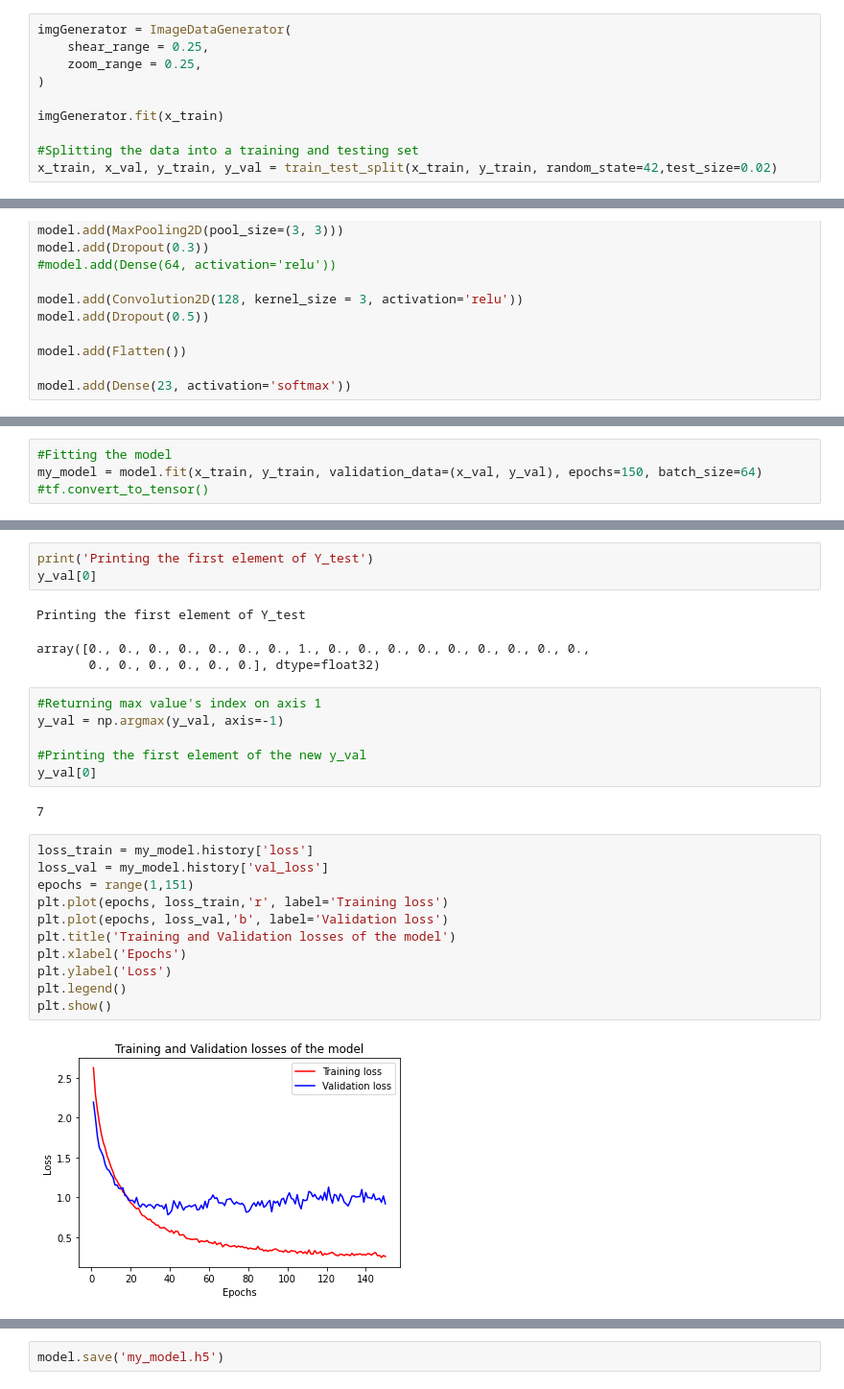
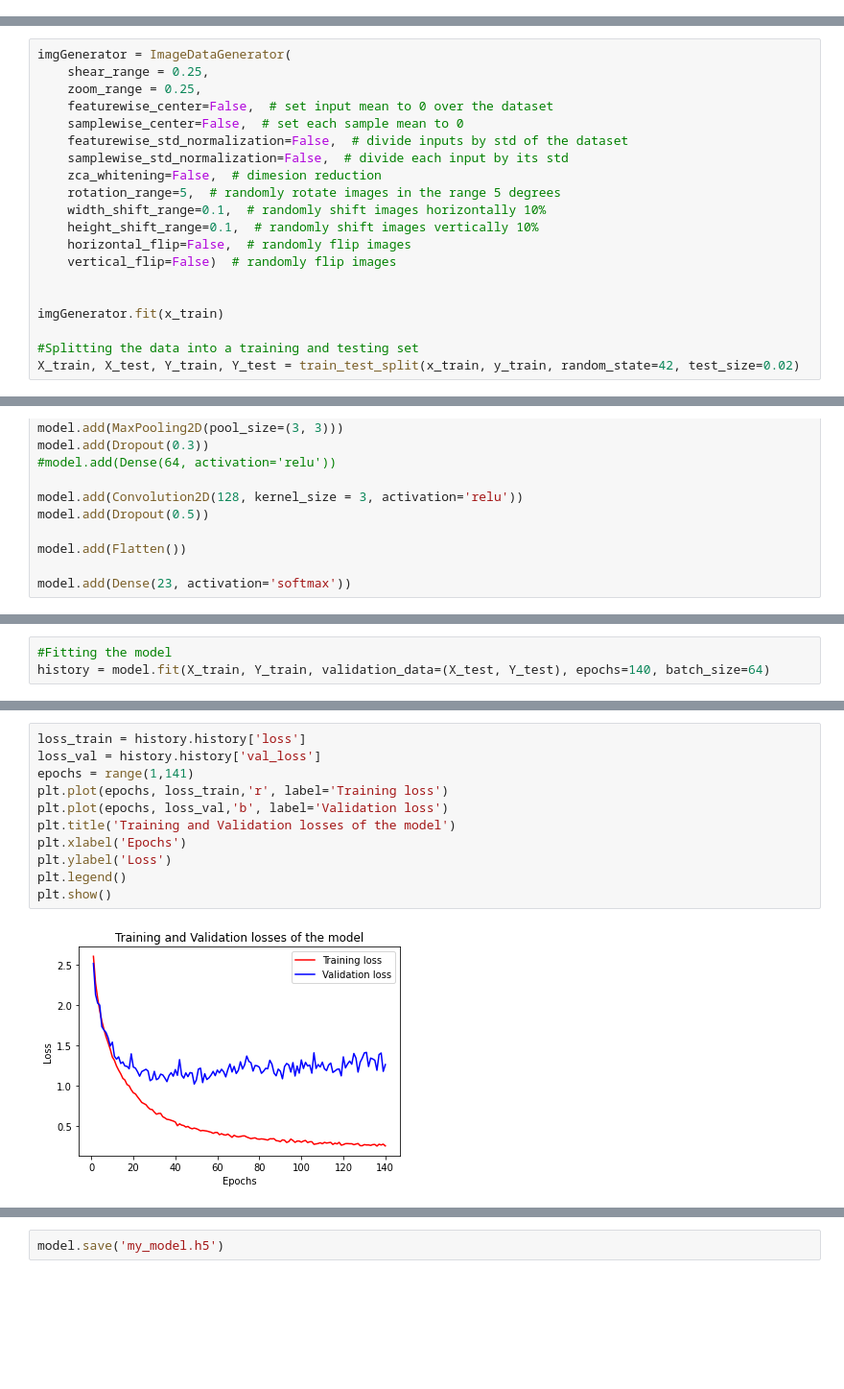
Before and after one commit to vm00328/vm00328_coursework_com2025, a Jupyter notebook: COM2028_CW_vm00328.ipynb, the cells around one changed output, grey strips where cells are left out. Shown at 96% size. Saved outputs shown, nothing was run; the diff lists cells and outputs as text; blank space fills up the shorter version.

```diff
--- a/COM2028_CW_vm00328.ipynb
+++ b/COM2028_CW_vm00328.ipynb
@@ -148,10 +116,0 @@ print(x_train.shape)
-# %%
-imgGenerator = ImageDataGenerator(
-    shear_range = 0.25,
-    zoom_range = 0.25,
-)
-
-imgGenerator.fit(x_train)
-
-#Splitting the data into a training and testing set
-x_train, x_val, y_train, y_val = train_test_split(x_train, y_train, random_state=42,test_size=0.02)
@@ -173,3 +117,23 @@ Validation Data:
+# %%
+imgGenerator = ImageDataGenerator(
+    shear_range = 0.25,
+    zoom_range = 0.25,
+    featurewise_center=False,  # set input mean to 0 over the dataset
+    samplewise_center=False,  # set each sample mean to 0
+    featurewise_std_normalization=False,  # divide inputs by std of the dataset
+    samplewise_std_normalization=False,  # divide each input by its std
+    zca_whitening=False,  # dimesion reduction
+    rotation_range=5,  # randomly rotate images in the range 5 degrees
+    width_shift_range=0.1,  # randomly shift images horizontally 10%
+    height_shift_range=0.1,  # randomly shift images vertically 10%
+    horizontal_flip=False,  # randomly flip images
+    vertical_flip=False)  # randomly flip images
+
+
+imgGenerator.fit(x_train)
+
+#Splitting the data into a training and testing set
+X_train, X_test, Y_train, Y_test = train_test_split(x_train, y_train, random_state=42, test_size=0.02)
 # %%
 #Building the model
 model = Sequential()
@@ -222,6 +186,5 @@ _________________________________________________________________
 None
 # %%
 #Fitting the model
-my_model = model.fit(x_train, y_train, validation_data=(x_val, y_val), epochs=150, batch_size=64)
-#tf.convert_to_tensor()
+history = model.fit(X_train, Y_train, validation_data=(X_test, Y_test), epochs=140, batch_size=64)
 # %% [output]
@@ -259,29 +229,14 @@ y_pred_val = np.argmax(y_pred_val, axis=1)
-# %%
-print('Printing the first element of Y_test')
-y_val[0]
-# %% [output]
-Printing the first element of Y_test
-array([0., 0., 0., 0., 0., 0., 0., 1., 0., 0., 0., 0., 0., 0., 0., 0., 0.,
-       0., 0., 0., 0., 0., 0.], dtype=float32)
-# %%
-#Returning max value's index on axis 1
-y_val = np.argmax(y_val, axis=-1)
-
-#Printing the first element of the new y_val
-y_val[0]
-# %% [output]
-7
 # %%
-loss_train = my_model.history['loss']
-loss_val = my_model.history['val_loss']
-epochs = range(1,151)
+loss_train = history.history['loss']
+loss_val = history.history['val_loss']
+epochs = range(1,141)
 plt.plot(epochs, loss_train,'r', label='Training loss')
 plt.plot(epochs, loss_val,'b', label='Validation loss')
 plt.title('Training and Validation losses of the model')
 plt.xlabel('Epochs')
 plt.ylabel('Loss')
 plt.legend()
 plt.show()
 # %% [output]
-[figure, old version]
+[figure, new version]
 # %%
```
Also changed, not shown: parts of 15 cells of this notebook.
